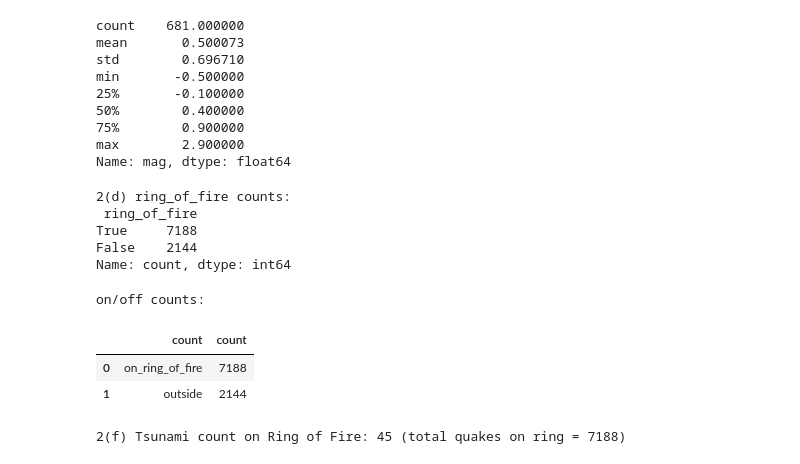
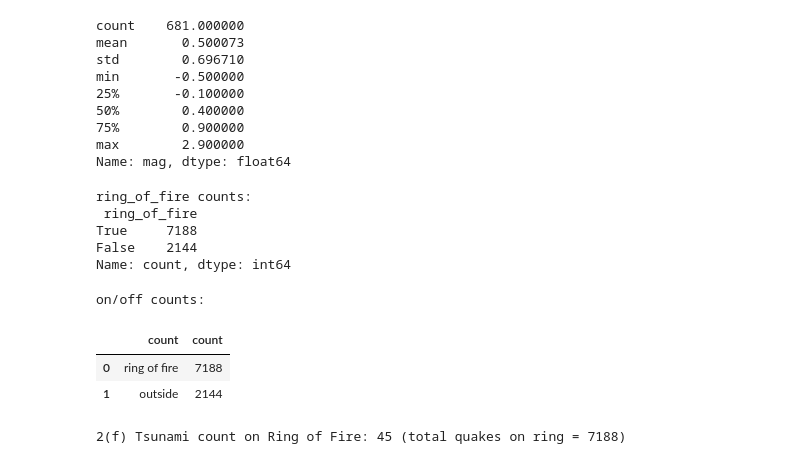
Before and after one commit to TingyuZhao19/MSSP6070, a Jupyter notebook: WeeklyModules/Week04/PARTICIPATION_ACTIVITY_Week_4_Tingyu_Zhao.ipynb, the cells around one changed output. Cells and saved outputs as stored; diff of their text form; code cells hidden in the pictures.

```diff
--- a/WeeklyModules/Week04/PARTICIPATION_ACTIVITY_Week_4_Tingyu_Zhao.ipynb
+++ b/WeeklyModules/Week04/PARTICIPATION_ACTIVITY_Week_4_Tingyu_Zhao.ipynb
@@ -70,23 +70,23 @@ has_mexico     = df['parsed_place'].astype(str).str.lower().str.contains(r'\bmex
 has_new_mexico = df['parsed_place'].astype(str).str.lower().str.contains(r'\bnew\s+mexico\b')
 
 df['ring_of_fire'] = has_others | (has_mexico & ~has_new_mexico)
-print("2(d) ring_of_fire counts:\n", df['ring_of_fire'].value_counts())
+print("ring_of_fire counts:\n", df['ring_of_fire'].value_counts())
 # %% [output]
-2(d) ring_of_fire counts:
+ring_of_fire counts:
  ring_of_fire
 True     7188
 False    2144
 Name: count, dtype: int64
 # %%
 # e: Counts on vs off Ring of Fire
-counts = df['ring_of_fire'].value_counts().rename(index={True:'on_ring_of_fire', False:'outside'})
+counts = df['ring_of_fire'].value_counts().rename(index={True:'ring of fire', False:'outside'})
 counts_df = counts.reset_index().rename(columns={'index':'where','ring_of_fire':'count'})
 print("on/off counts:")
 display(counts_df)
 # %% [output]
 on/off counts:
 |  | count | count |
-| 0 | on_ring_of_fire | 7188 |
+| 0 | ring of fire | 7188 |
 | 1 | outside | 2144 |
 # %%
 # f: Tsunami count along the Ring of Fire
```
